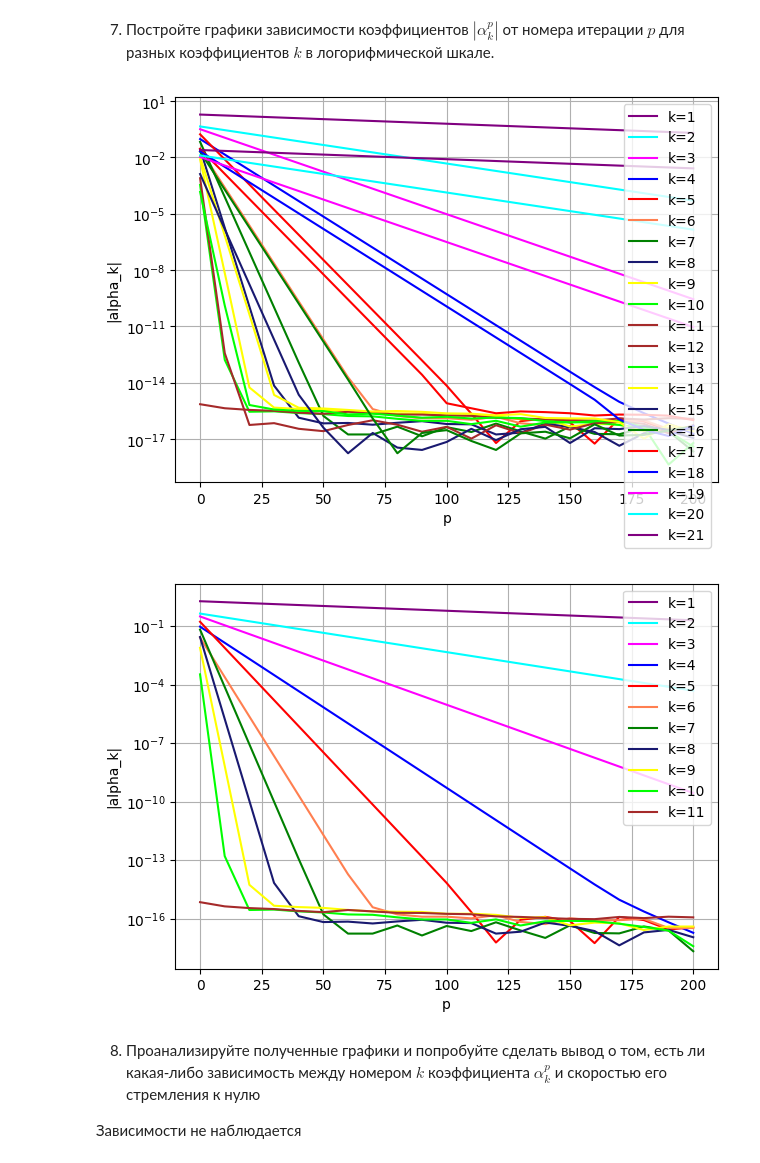
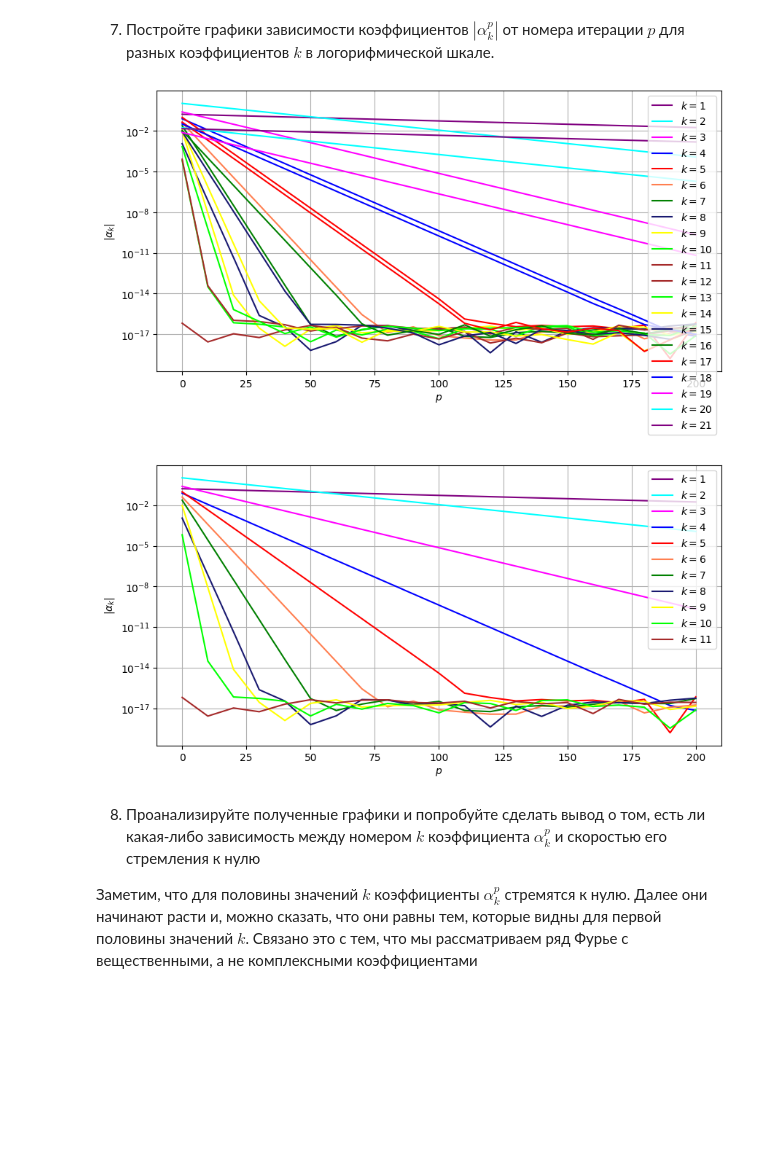
Before and after one commit to ALex2002Sim/NumericalMeth, a Jupyter notebook: lab1Sem9New.ipynb, the cells around one changed output. Cells and saved outputs as stored; diff of their text form; code cells hidden in the pictures; blank space fills up the shorter version.

```diff
--- a/lab1Sem9New.ipynb
+++ b/lab1Sem9New.ipynb
@@ -7,7 +7,7 @@ $\left( (10 - 10) \mod{10} \right)$ + 1 = 1 $\implies$ Метод Якоби
 # %% [markdown]
 1. Реализуйте итерационный метод согласно варианту. Метод должен производить фиксированное число итераций и возвращать вектор текущего приближения, вектор невязки и его норму
 # %%
-def countBc(A, b):
+def countBc(A: np.ndarray, b: np.ndarray)->tuple[np.ndarray, np.ndarray]:
   c = np.zeros(b.size)
   B = np.zeros((b.size, b.size))
 
@@ -19,7 +19,8 @@ def countBc(A, b):
 
   return B, c
 
-def Jac(A, b, B, c, x0, iter=-1):
+def Jac(A: np.ndarray, b: np.ndarray, B: np.ndarray,
+        c: np.ndarray, x0: np.ndarray, iter: np.int64=-1)->tuple[np.ndarray, np.ndarray, np.float64]:
 
   x1 = np.dot(B, x0) + c
   r = np.dot(A, x0) - b
@@ -242,44 +239,40 @@ print('Количество ошибок:', res.sum())
 # %% [markdown]
 7. Постройте графики зависимости коэффициентов $|\alpha_k^p|$ от номера итерации $p$ для разных коэффициентов $k$ в логорифмической шкале.
 # %%
-fig, axs = plt.subplots(1, 1, figsize=(7, 5))
+fig, axs = plt.subplots(1, 1, figsize=(10, 5))
 
 col = np.array(['purple', 'cyan', 'fuchsia', 'blue', 'red', 'coral', 'green', 'midnightblue', 'yellow', 'lime', 'brown',
                 'brown', 'lime', 'yellow', 'midnightblue', 'green', 'red', 'blue', 'fuchsia', 'cyan', 'purple'])
 
-lab = np.array(['k=1', 'k=2', 'k=3', 'k=4', 'k=5', 'k=6', 'k=7', 'k=8', 'k=9', 'k=10', 'k=11',
-                'k=12', 'k=13', 'k=14', 'k=15', 'k=16', 'k=17', 'k=18', 'k=19', 'k=20', 'k=21'])
 
-axs.set_xlabel('p')
-axs.set_ylabel('|alpha_k|')
+axs.set_xlabel('$p$')
+axs.set_ylabel(f'|$\\alpha_k$|')
 axs.grid()
 
 
 for i in range(0, 21):
-  axs.plot(p, np.abs(alpha[i, :]), color=col[i], label=lab[i])
+  axs.plot(p, np.abs(alpha[i, :]), color=col[i], label=f'$k=${i+1}')
 
 plt.legend()
 plt.legend(loc='upper right')
 
 #plt.xscale('log')
 plt.yscale('log')
 plt.show()
 # %% [output]
-[figure, old version]
+[figure, new version]
 # %%
-fig, axs = plt.subplots(1, 1, figsize=(7, 5))
+fig, axs = plt.subplots(1, 1, figsize=(10, 5))
 
 col = np.array(['purple', 'cyan', 'fuchsia', 'blue', 'red', 'coral', 'green', 'midnightblue', 'yellow', 'lime', 'brown'])
 
-lab = np.array(['k=1', 'k=2', 'k=3', 'k=4', 'k=5', 'k=6', 'k=7', 'k=8', 'k=9', 'k=10', 'k=11'])
-
-axs.set_xlabel('p')
-axs.set_ylabel('|alpha_k|')
+axs.set_xlabel('$p$')
+axs.set_ylabel(f'|$\\alpha_k$|')
 axs.grid()
 
 
 for i in range(0, 11):
-  axs.plot(p, np.abs(alpha[i, :]), color=col[i], label=lab[i])
+  axs.plot(p, np.abs(alpha[i, :]), color=col[i], label=f'$k=${i+1}')
 
 plt.legend()
 plt.legend(loc='upper right')
@@ -288,9 +281,9 @@ plt.legend(loc='upper right')
 plt.yscale('log')
 plt.show()
 # %% [output]
-[figure, old version]
+[figure, new version]
 # %% [markdown]
 8. Проанализируйте полученные графики и попробуйте сделать вывод о том, есть ли какая-либо зависимость между номером $k$ коэффициента $\alpha_k^p$ и скоростью его стремления к нулю
 
 
-Зависимости не наблюдается
+Заметим, что для половины значений $k$ коэффициенты $\alpha_k^p$ стремятся к нулю. Далее они начинают расти и, можно сказать, что они равны тем, которые видны для первой половины значений $k$. Связано это с тем, что мы рассматриваем ряд Фурье с вещественными, а не комплексными коэффициентами
```
Also changed, not shown: parts of 5 cells of this notebook.
